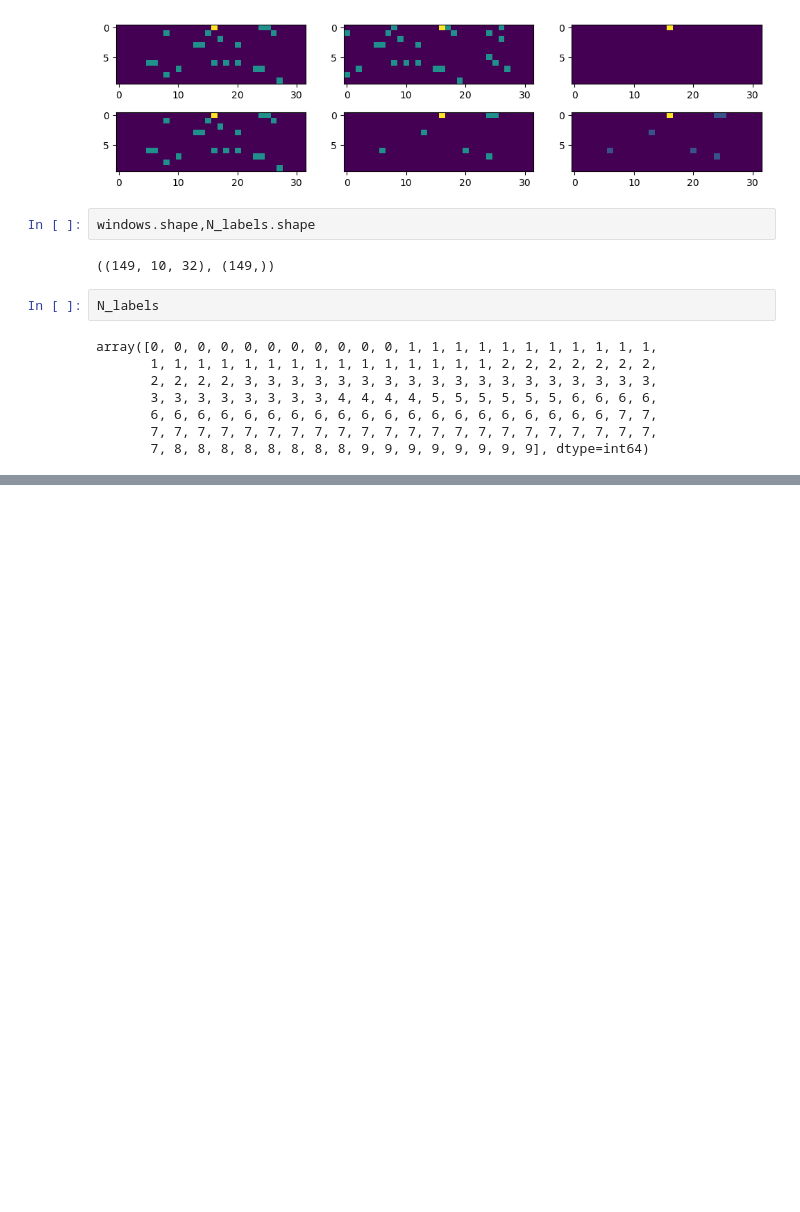
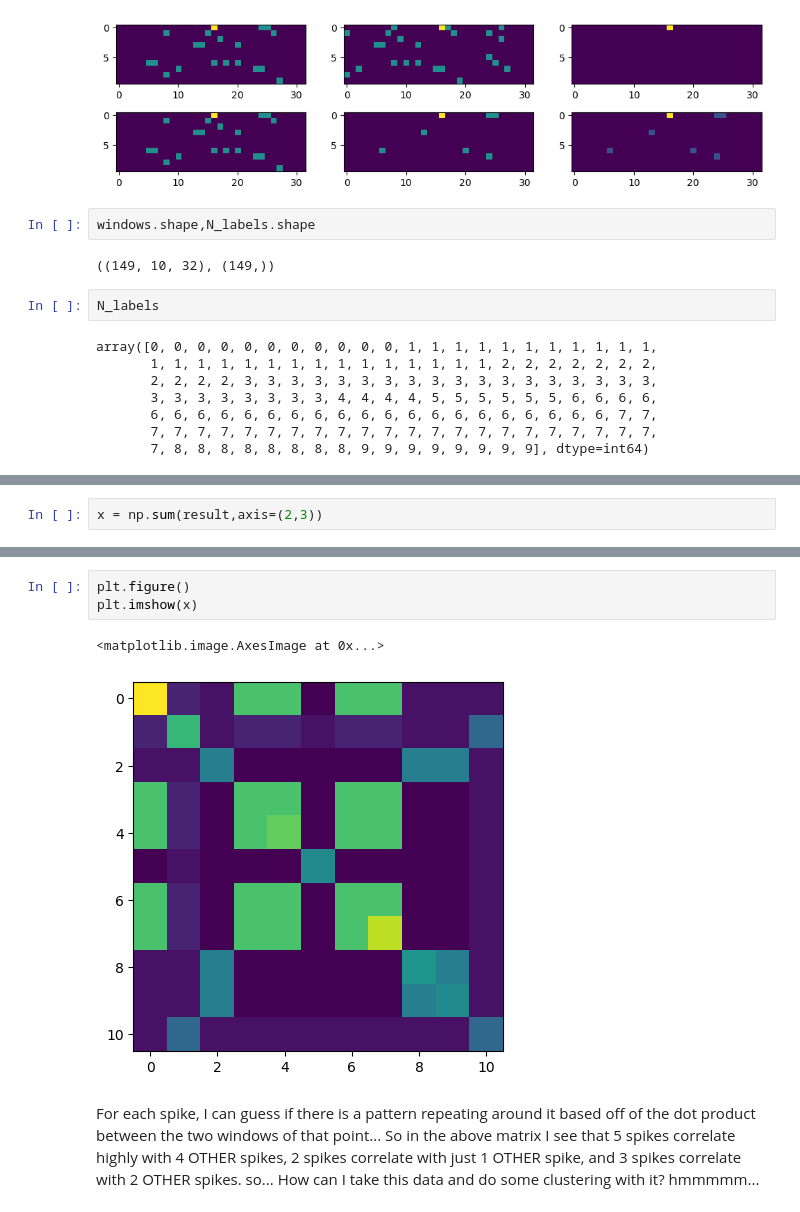
Before and after one commit to CosmicSurgery/thesis_notebooks, a Jupyter notebook: 06.19.2023 - learnign spiking motifs/2023.06.29 - Unsupervised learning, cross-correlation of windows.ipynb, the cells around one changed output, grey strips where cells are left out. Saved outputs shown, nothing was run; the diff lists cells and outputs as text; blank space fills up the shorter version.

```diff
--- a/06.19.2023 - learnign spiking motifs/2023.06.29 - Unsupervised learning, cross-correlation of windows.ipynb
+++ b/06.19.2023 - learnign spiking motifs/2023.06.29 - Unsupervised learning, cross-correlation of windows.ipynb
@@ -216,0 +223,2 @@ array([0, 0, 0, 0, 0, 0, 0, 0, 0, 0, 0, 1, 1, 1, 1, 1, 1, 1, 1, 1, 1, 1,
+# %%
+x = np.sum(result,axis=(2,3))
@@ -216,0 +243,8 @@ array([0, 0, 0, 0, 0, 0, 0, 0, 0, 0, 0, 1, 1, 1, 1, 1, 1, 1, 1, 1, 1, 1,
+# %%
+plt.figure()
+plt.imshow(x)
+# %% [output]
+<matplotlib.image.AxesImage at 0x...>
+[figure, added]
+# %% [markdown]
+For each spike, I can guess if there is a pattern repeating around it based off of the dot product between the two windows of that point... So in the above matrix I see that 5 spikes correlate highly with 4 OTHER spikes, 2 spikes correlate with just 1 OTHER spike, and 3 spikes correlate with 2 OTHER spikes. so... How can I take this data and do some clustering with it? hmmmmm...
```
Also changed, not shown: parts of 7 cells of this notebook.
